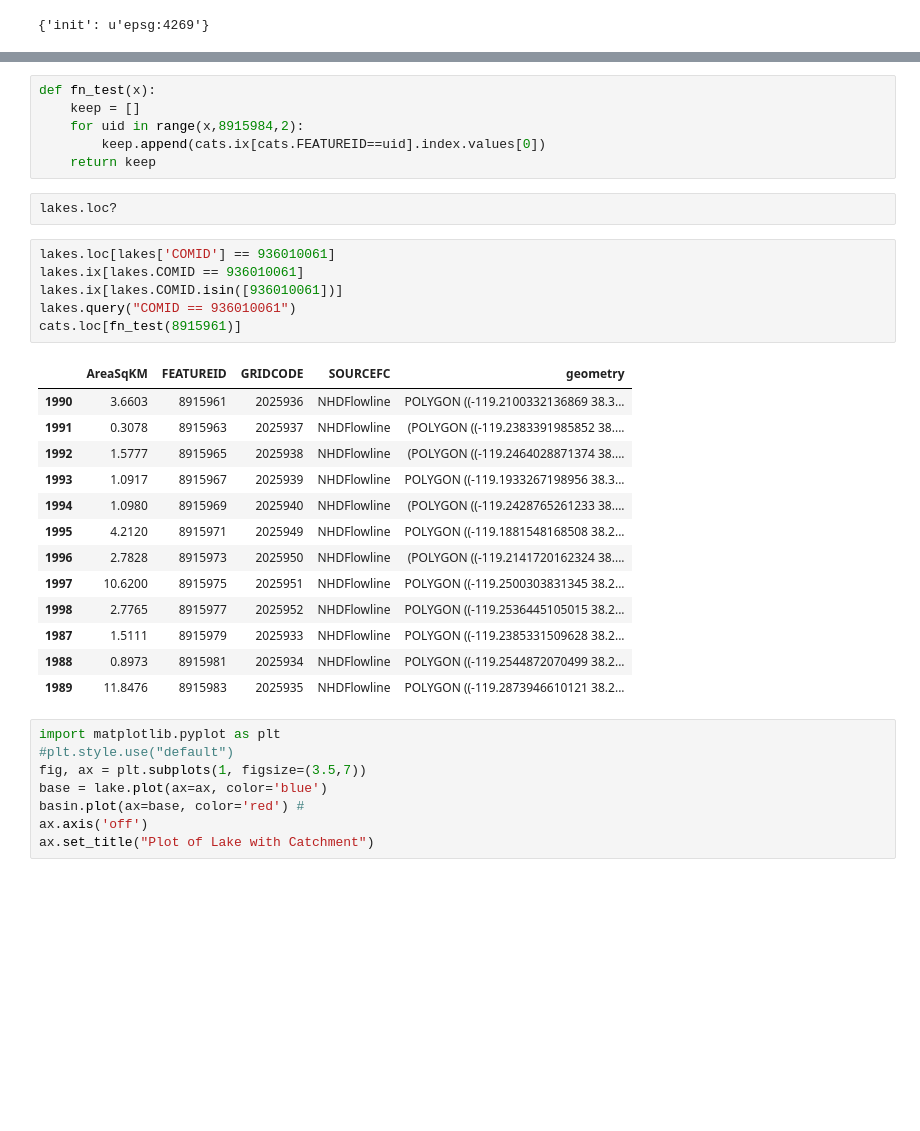
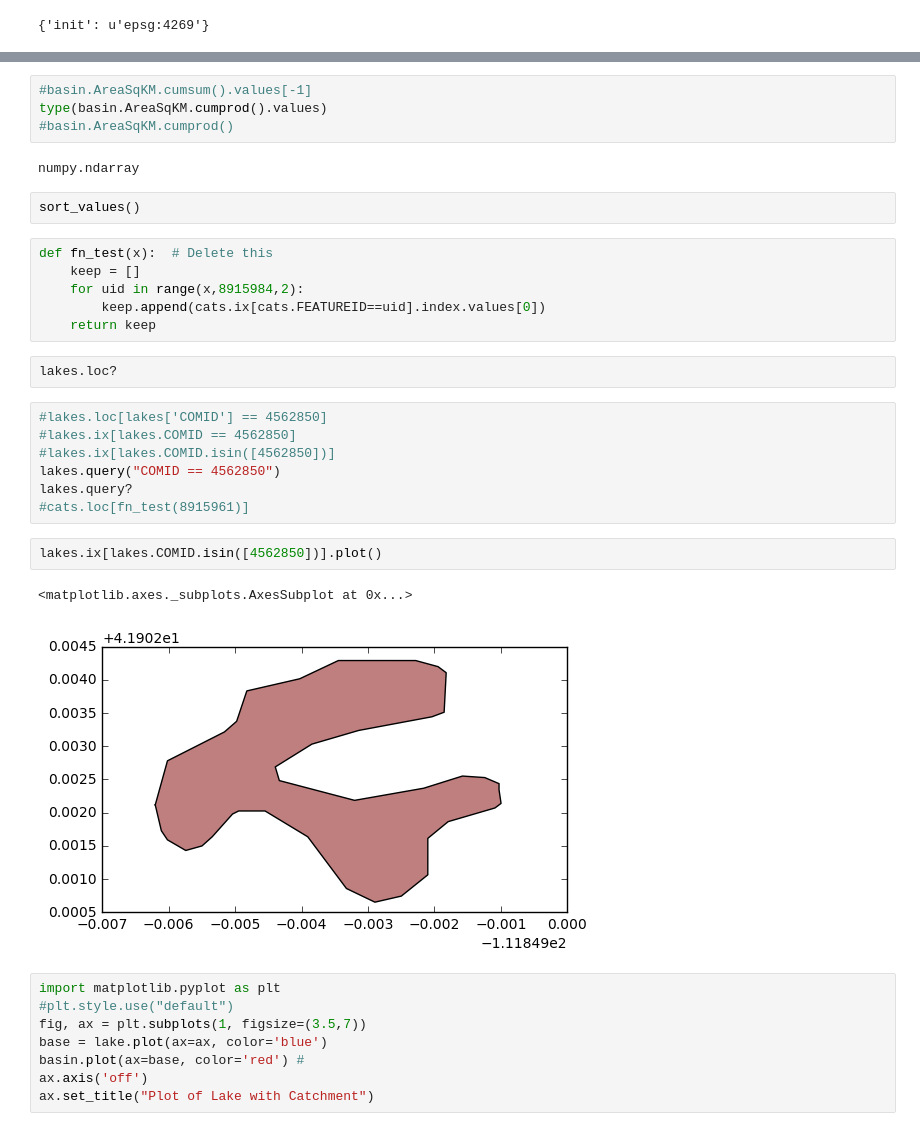
Before and after one commit to debboutr/SDMG, a Jupyter notebook: NHDLakesExercise.ipynb, the cells around one changed output, grey strips where cells are left out. Saved outputs shown, nothing was run; the diff lists cells and outputs as text; blank space fills up the shorter version.

```diff
--- a/NHDLakesExercise.ipynb
+++ b/NHDLakesExercise.ipynb
@@ -87,5 +105,13 @@ Name: 2, dtype: object
+# %%
+#basin.AreaSqKM.cumsum().values[-1]
+type(basin.AreaSqKM.cumprod().values)
+#basin.AreaSqKM.cumprod()
+# %% [output]
+numpy.ndarray
+# %%
+sort_values()
 # %%
-def fn_test(x):
+def fn_test(x):  # Delete this
     keep = []
     for uid in range(x,8915984,2):
         keep.append(cats.ix[cats.FEATUREID==uid].index.values[0])
@@ -93,25 +119,17 @@ def fn_test(x):
 # %%
 lakes.loc?
 # %%
-lakes.loc[lakes['COMID'] == 936010061]
-lakes.ix[lakes.COMID == 936010061]
-lakes.ix[lakes.COMID.isin([936010061])]
-lakes.query("COMID == 936010061")
-cats.loc[fn_test(8915961)]
+#lakes.loc[lakes['COMID'] == 4562850]
+#lakes.ix[lakes.COMID == 4562850]
+#lakes.ix[lakes.COMID.isin([4562850])]
+lakes.query("COMID == 4562850")
+lakes.query?
+#cats.loc[fn_test(8915961)]
-# %% [output]
-|  | AreaSqKM | FEATUREID | GRIDCODE | SOURCEFC | geometry |
-| 1990 | 3.6603 | 8915961 | 2025936 | NHDFlowline | POLYGON ((-119.2100332136869 38.3... |
-| 1991 | 0.3078 | 8915963 | 2025937 | NHDFlowline | (POLYGON ((-119.2383391985852 38.... |
-| 1992 | 1.5777 | 8915965 | 2025938 | NHDFlowline | (POLYGON ((-119.2464028871374 38.... |
-| 1993 | 1.0917 | 8915967 | 2025939 | NHDFlowline | POLYGON ((-119.1933267198956 38.3... |
-| 1994 | 1.0980 | 8915969 | 2025940 | NHDFlowline | (POLYGON ((-119.2428765261233 38.... |
-| 1995 | 4.2120 | 8915971 | 2025949 | NHDFlowline | POLYGON ((-119.1881548168508 38.2... |
-| 1996 | 2.7828 | 8915973 | 2025950 | NHDFlowline | (POLYGON ((-119.2141720162324 38.... |
-| 1997 | 10.6200 | 8915975 | 2025951 | NHDFlowline | POLYGON ((-119.2500303831345 38.2... |
-| 1998 | 2.7765 | 8915977 | 2025952 | NHDFlowline | POLYGON ((-119.2536445105015 38.2... |
-| 1987 | 1.5111 | 8915979 | 2025933 | NHDFlowline | POLYGON ((-119.2385331509628 38.2... |
-| 1988 | 0.8973 | 8915981 | 2025934 | NHDFlowline | POLYGON ((-119.2544872070499 38.2... |
-| 1989 | 11.8476 | 8915983 | 2025935 | NHDFlowline | POLYGON ((-119.2873946610121 38.2... |
+# %%
+lakes.ix[lakes.COMID.isin([4562850])].plot()
+# %% [output]
+<matplotlib.axes._subplots.AxesSubplot at 0x...>
+[figure, added]
 # %%
 import matplotlib.pyplot as plt
 #plt.style.use("default")
```
Also changed, not shown: parts of 14 cells of this notebook.
